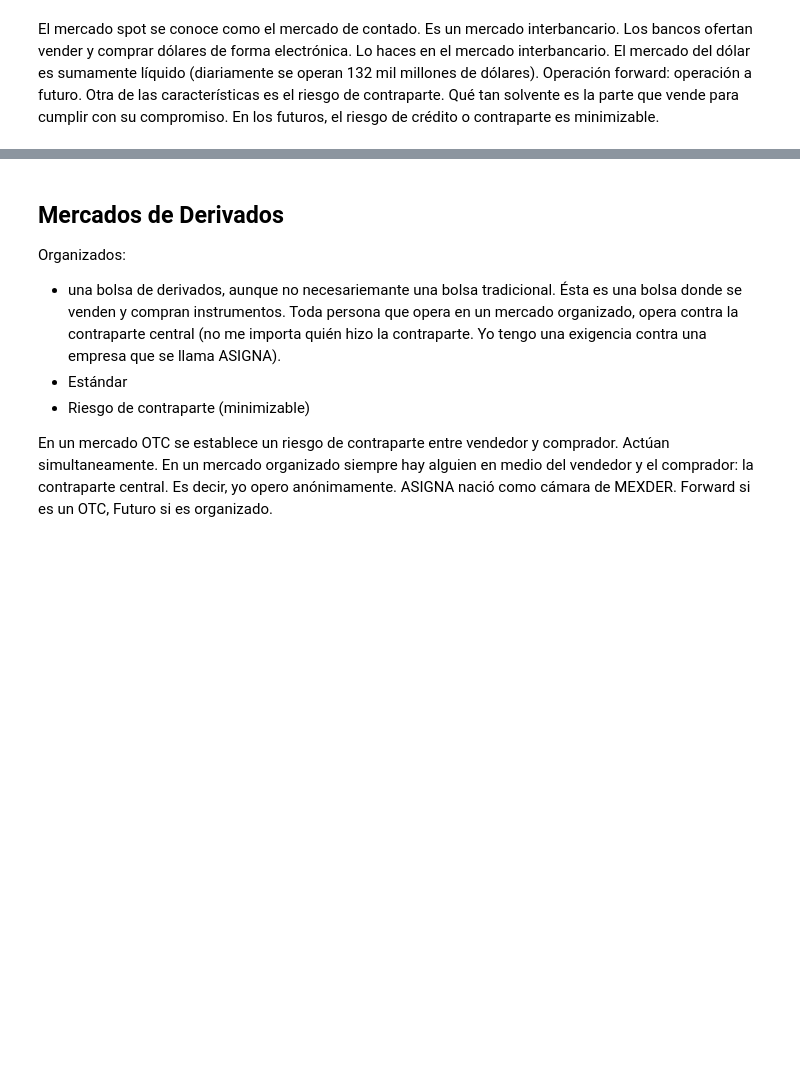
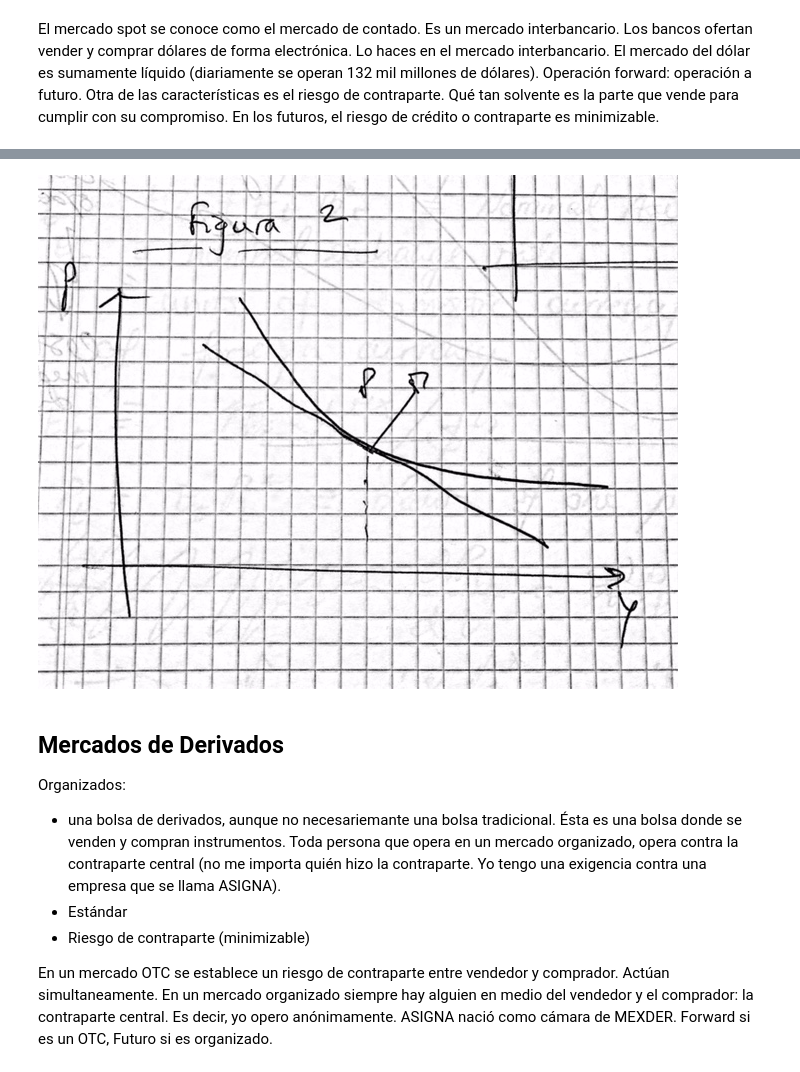
Before and after one commit to german1122/Derivados-y-Opciones, a Jupyter notebook: clase 1.ipynb, the cells around one changed output, grey strips where cells are left out. Saved outputs shown, nothing was run; the diff lists cells and outputs as text; code cells hidden in the pictures; blank space fills up the shorter version.

```diff
--- a/clase 1.ipynb
+++ b/clase 1.ipynb
@@ -29,3 +30,8 @@ El mercado spot se conoce como el mercado de contado. Es un mercado interbancari
+# %%
+from IPython.display import Image
+Image(filename='pic2.jpg')
+# %% [output]
+[figure, added]
 # %% [markdown]
 ## Mercados de Derivados
 
```
Also changed, not shown: parts of 3 cells of this notebook.
